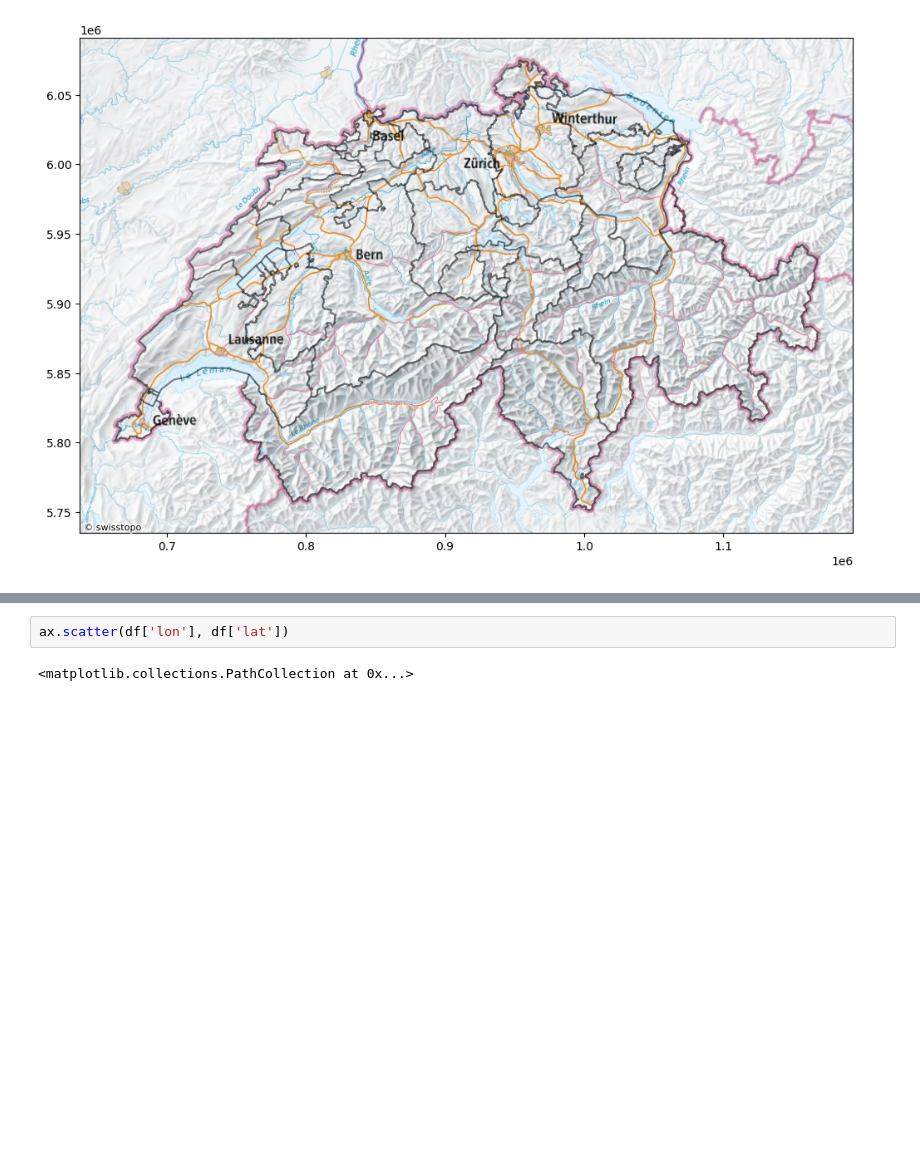
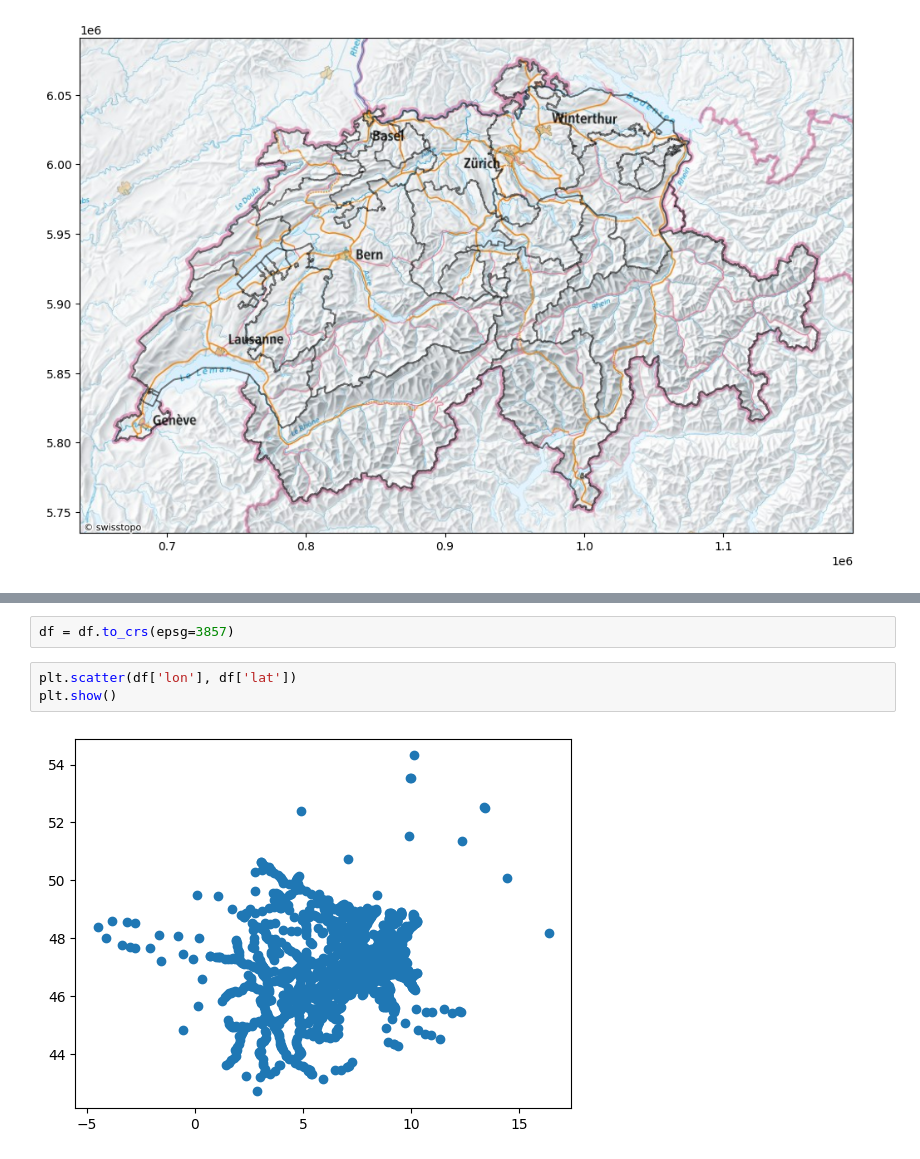
Before and after one commit to mattduerrmeier/sbb-analytics, a Jupyter notebook: network_visualization.ipynb, the cells around one changed output, grey strips where cells are left out. Cells and saved outputs as stored; diff of their text form; blank space fills up the shorter version.

Commit message:
Update swiss map plot notebook

```diff
--- a/plots.ipynb
+++ b/network_visualization.ipynb
@@ -59,4 +59,7 @@ df
-# %%
-ax.scatter(df['lon'], df['lat'])
-# %% [output]
-<matplotlib.collections.PathCollection at 0x...>
+# %%
+df = df.to_crs(epsg=3857)
+# %%
+plt.scatter(df['lon'], df['lat'])
+plt.show()
+# %% [output]
+[figure, added]
```
Also changed, not shown: parts of 1 cell of this notebook.
